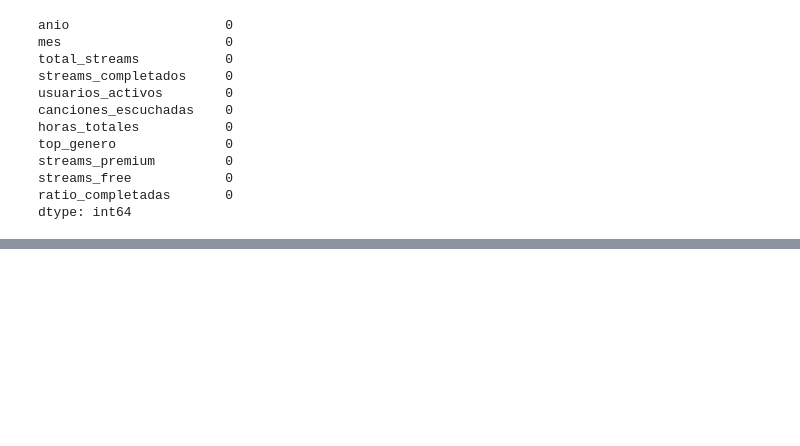
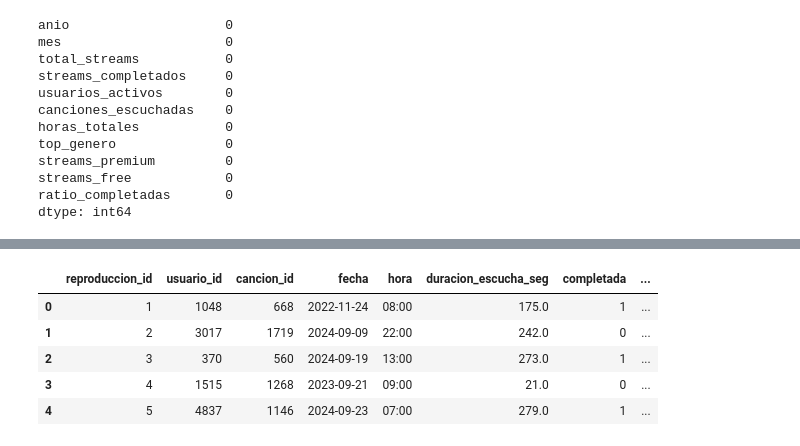
Before and after one commit to MetalMaxALIZ/Proyecto_Data_Wizards, a Jupyter notebook: main.ipynb, the cells around one changed output, grey strips where cells are left out. Cells and saved outputs as stored; diff of their text form; code cells hidden in the pictures; blank space fills up the shorter version.

```diff
--- a/main.ipynb
+++ b/main.ipynb
@@ -18,6 +18,16 @@ canciones_estadisticas = pd.read_csv("tb_canciones_estadisticas.csv", sep=";")
 generos_por_temporada = pd.read_csv("tb_generos_por_temporada.csv", sep=";")
 perfil_oyentes = pd.read_csv("tb_perfil_oyentes.csv", sep=";")
 streaming_mensual = pd.read_csv("tb_streaming_mensual.csv", sep=";")
+artistas = pd.read_csv("artistas.csv")
+canciones = pd.read_csv("canciones.csv")
+charts_semanales = pd.read_csv("charts_semanales.csv")
+eventos_temporales = pd.read_csv("eventos_temporales.csv")
+generos_detallados = pd.read_csv("generos_detallados.csv")
+playlist_canciones = pd.read_csv("playlist_canciones.csv")
+playlists = pd.read_csv("playlists.csv")
+reproducciones = pd.read_csv("reproducciones_v2.csv")
+usuarios = pd.read_csv("usuarios.csv")
+valoraciones = pd.read_csv("valoraciones.csv")
 # %% [markdown]
 ####  Verificacion artistas_rendimiento
 # %%
@@ -499,0 +1040,9 @@ dtype: int64
+# %%
+reproducciones.head()
+# %% [output]
+|  | reproduccion_id | usuario_id | cancion_id | fecha | hora | duracion_escucha_seg | completada | ... |
+| 0 | 1 | 1048 | 668 | 2022-11-24 | 08:00 | 175.0 | 1 | ... |
+| 1 | 2 | 3017 | 1719 | 2024-09-09 | 22:00 | 242.0 | 0 | ... |
+| 2 | 3 | 370 | 560 | 2024-09-19 | 13:00 | 273.0 | 1 | ... |
+| 3 | 4 | 1515 | 1268 | 2023-09-21 | 09:00 | 21.0 | 0 | ... |
+| 4 | 5 | 4837 | 1146 | 2024-09-23 | 07:00 | 279.0 | 1 | ... |
```
Also changed, not shown: parts of 84 cells of this notebook, 10 other files.
